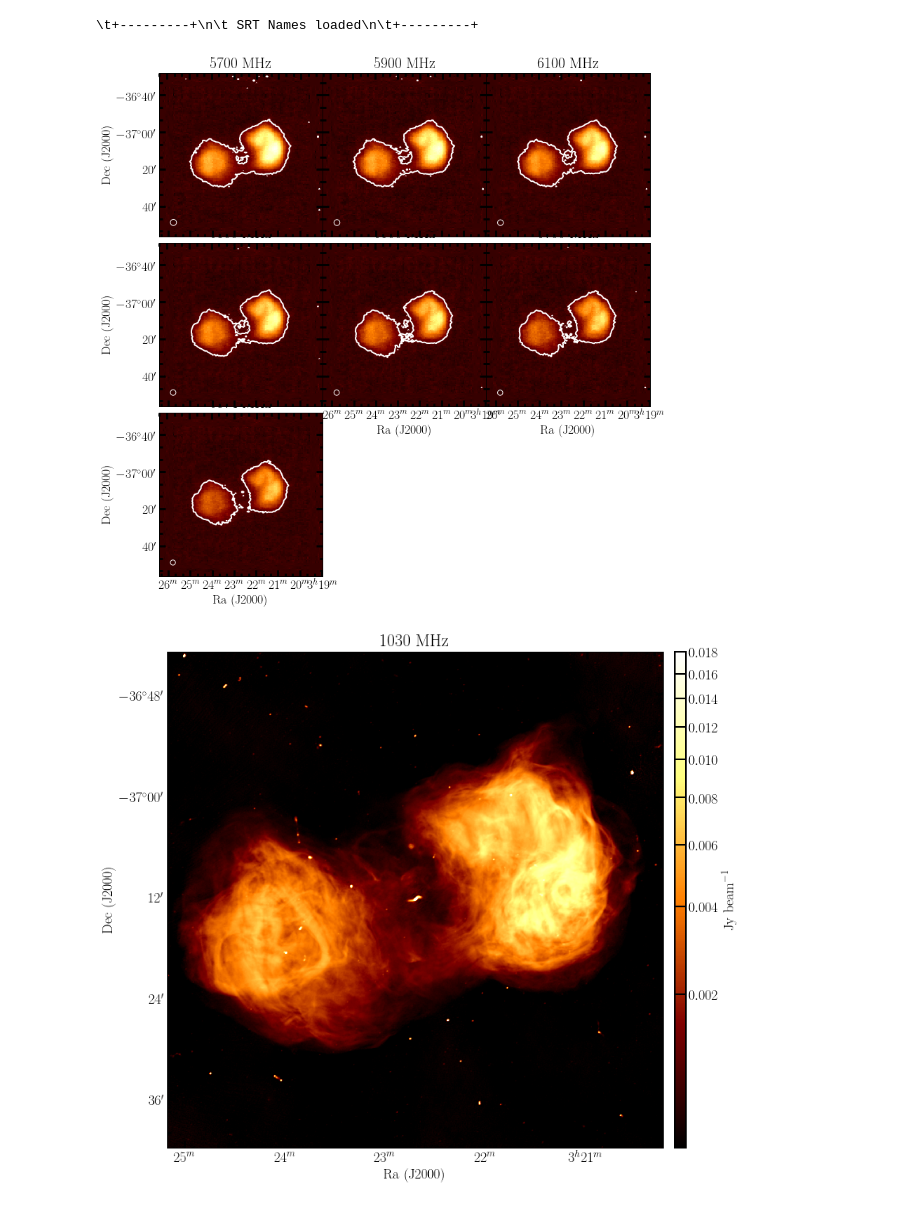
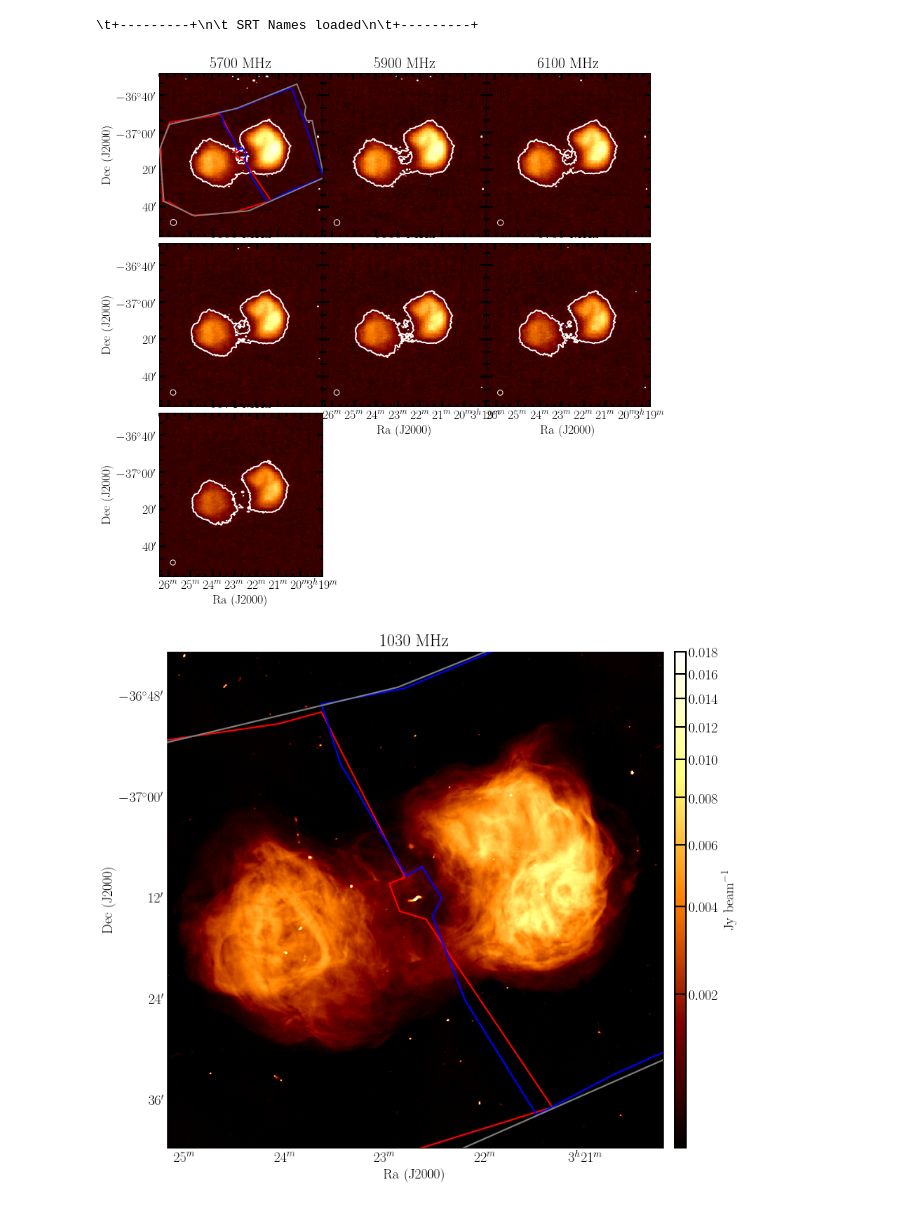
Before and after one commit to Fil8/contData, a Jupyter notebook: Lobes-cont-plots.ipynb, the cells around one changed output. Cells and saved outputs as stored; diff of their text form; code cells hidden in the pictures.

```diff
--- a/Lobes-cont-plots.ipynb
+++ b/Lobes-cont-plots.ipynb
@@ -21,8 +21,8 @@ FA_decdeg = -37.208227
 BeamRa = 50.691035
 BeamDec = -37.218974
 
-#rootDir = '/home/maccagni/Projects/MFS/FornaxA/contData/'
-rootDir = '/Users/maccagni/Projects/MFS/FornaxA/contData/'
+rootDir = '/home/maccagni/Projects/MFS/FornaxA/contData/'
+#rootDir = '/Users/maccagni/Projects/MFS/FornaxA/contData/'
 
 
 imDir = rootDir+'inIms/'
@@ -328,14 +328,13 @@ f7.ticks.set_linewidth(3)  # points
 f7.ticks.set_minor_frequency(3)
 f7.ticks.show()
 
-#f7.show_regions(rootDir+'regions/Fa_ll.reg')
-#f7.show_regions(rootDir+'regions/Fa_rr.reg')
-#f7.show_regions(rootDir+'regions/Fa_planck.reg')
-#f7.show_regions(rootDir+'/regions/Fa_co.reg')
+f7.show_regions(rootDir+'inIms/regions/Fa_ll.reg')
+f7.show_regions(rootDir+'inIms/regions/Fa_rr.reg')
+f7.show_regions(rootDir+'inIms/regions/Fa_planck.reg')
 
 fig.savefig(figDir+'SRT_continuum_images.pdf',format='png',overwrite=True)
 # %% [output]
-[figure, old version]
+[figure, new version]
 # %%
 #-------------------------------#
 # MeerKAT                       #
@@ -398,34 +397,34 @@ f1.show_colorbar()
 #f1.colorbar.set_box([0.905, 0.08, 0.015, 0.87], box_orientation='vertical')
 f1.colorbar.set_frame_linewidth(1)
 f1.colorbar.set_pad(0.2)
 f1.colorbar.set_font( weight='book',
                       stretch='normal', family='serif',
                       style='normal', variant='normal')
 f1.colorbar.set_axis_label_text(r'Jy beam$^{-1}$')
 #f1.show_colorbar()
 #f1.colorbar.hide()
 f1.axis_labels.set_font( weight='book',
                          stretch='normal', family='serif',
                          style='normal', variant='normal')
 f1.axis_labels.set_xtext('Ra (J2000)')
 f1.axis_labels.set_ytext('Dec (J2000)')
 f1.tick_labels.set_xformat('hh:mm')
 f1.tick_labels.set_yformat('dd:mm')
 f1.tick_labels.set_font( weight='medium',
                          stretch='semi-expanded', family='serif',
                          style='normal', variant='normal')
 f1.ticks.set_color('k')
 f1.ticks.set_length(9)  # points
 f1.ticks.set_linewidth(3)  # points
 f1.ticks.set_minor_frequency(3)
 f1.ticks.show()
 
 
-#f1.show_regions(rootDir+'regions/Fa_ll.reg')
-#f1.show_regions(rootDir+'regions/Fa_rr.reg')
-#f1.show_regions(rootDir+'regions/Fa_planck.reg')
+f1.show_regions(rootDir+'inIms/regions/Fa_ll.reg')
+f1.show_regions(rootDir+'inIms/regions/Fa_rr.reg')
+f1.show_regions(rootDir+'inIms/regions/Fa_planck.reg')
 fig.tight_layout()
 
 fig.savefig(figDir+'Meer1030_continuum_image.png',format='png',overwrite=True)
 # %% [output]
-[figure, old version]
+[figure, new version]
```
Also changed, not shown: 1 other file.
